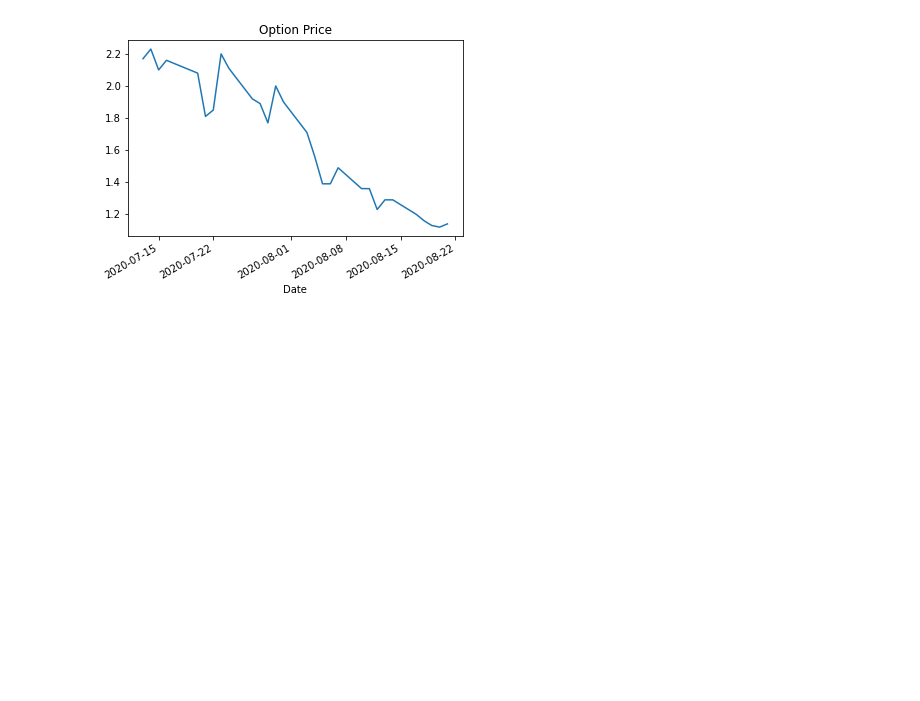
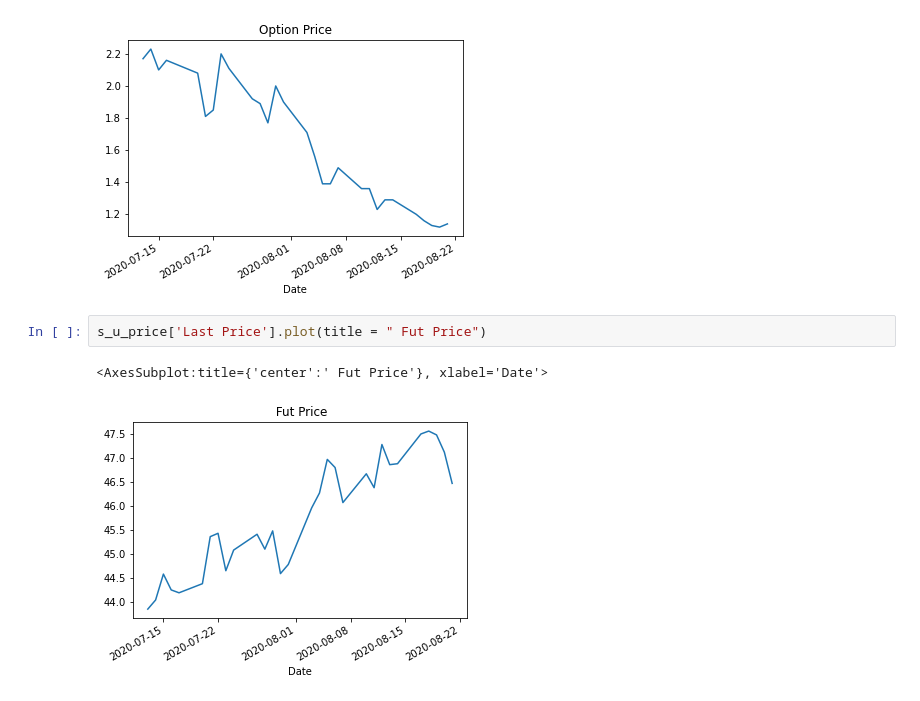
Before and after one commit to rsaouma/CO6_analysis, a Jupyter notebook: Analysis.ipynb, the cells around one changed output. Drawn from its saved outputs; the diff is of its cells as text; blank space fills up the shorter version.

```diff
--- a/Analysis.ipynb
+++ b/Analysis.ipynb
@@ -127,3 +122,8 @@ s_o_price['Last Price'].plot(title = "Option Price")
 # %% [output]
 <AxesSubplot:title={'center':'Option Price'}, xlabel='Date'>
 [figure]
+# %%
+s_u_price['Last Price'].plot(title = " Fut Price")
+# %% [output]
+<AxesSubplot:title={'center':' Fut Price'}, xlabel='Date'>
+[figure, added]
```
Also changed, not shown: parts of 5 cells of this notebook.
